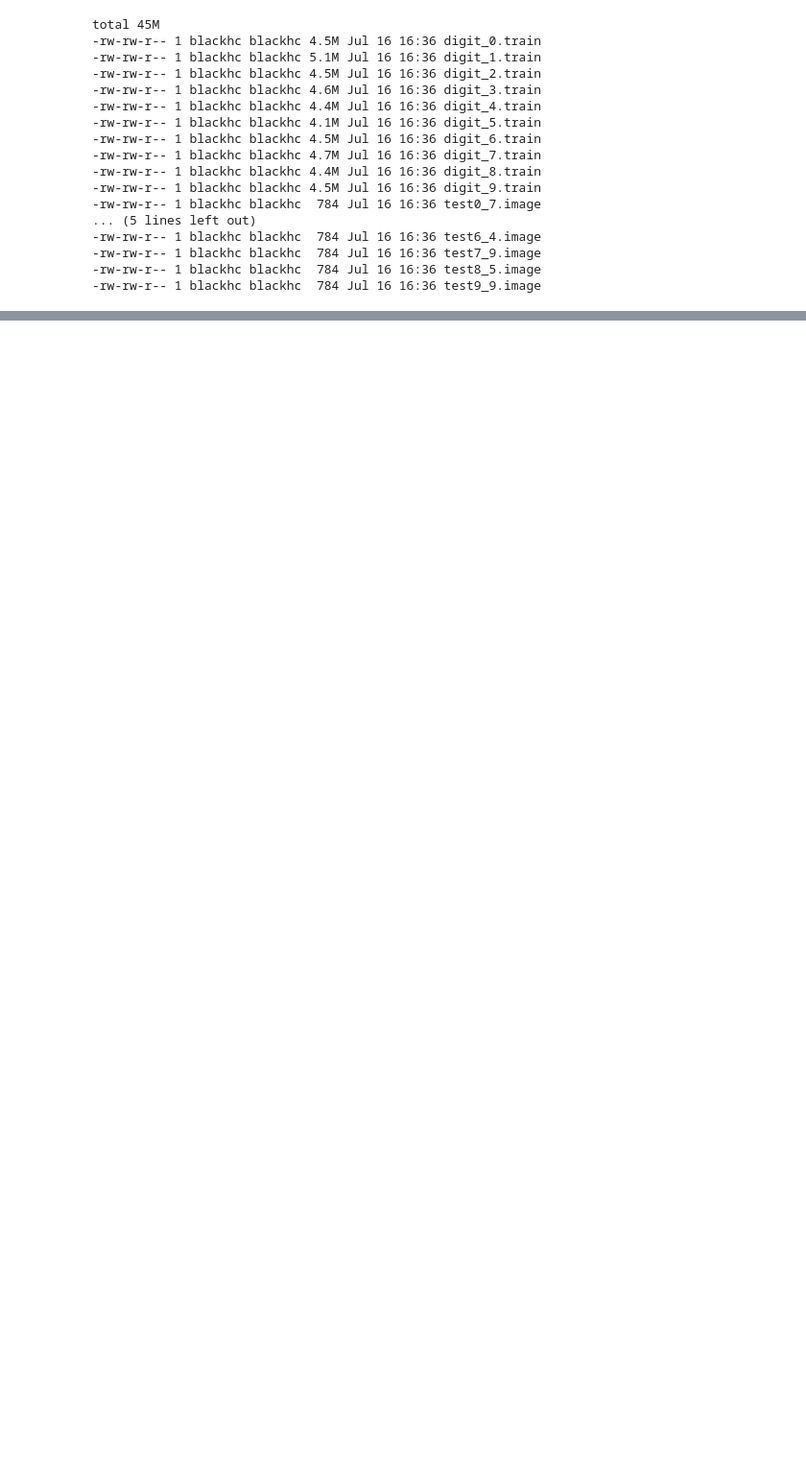
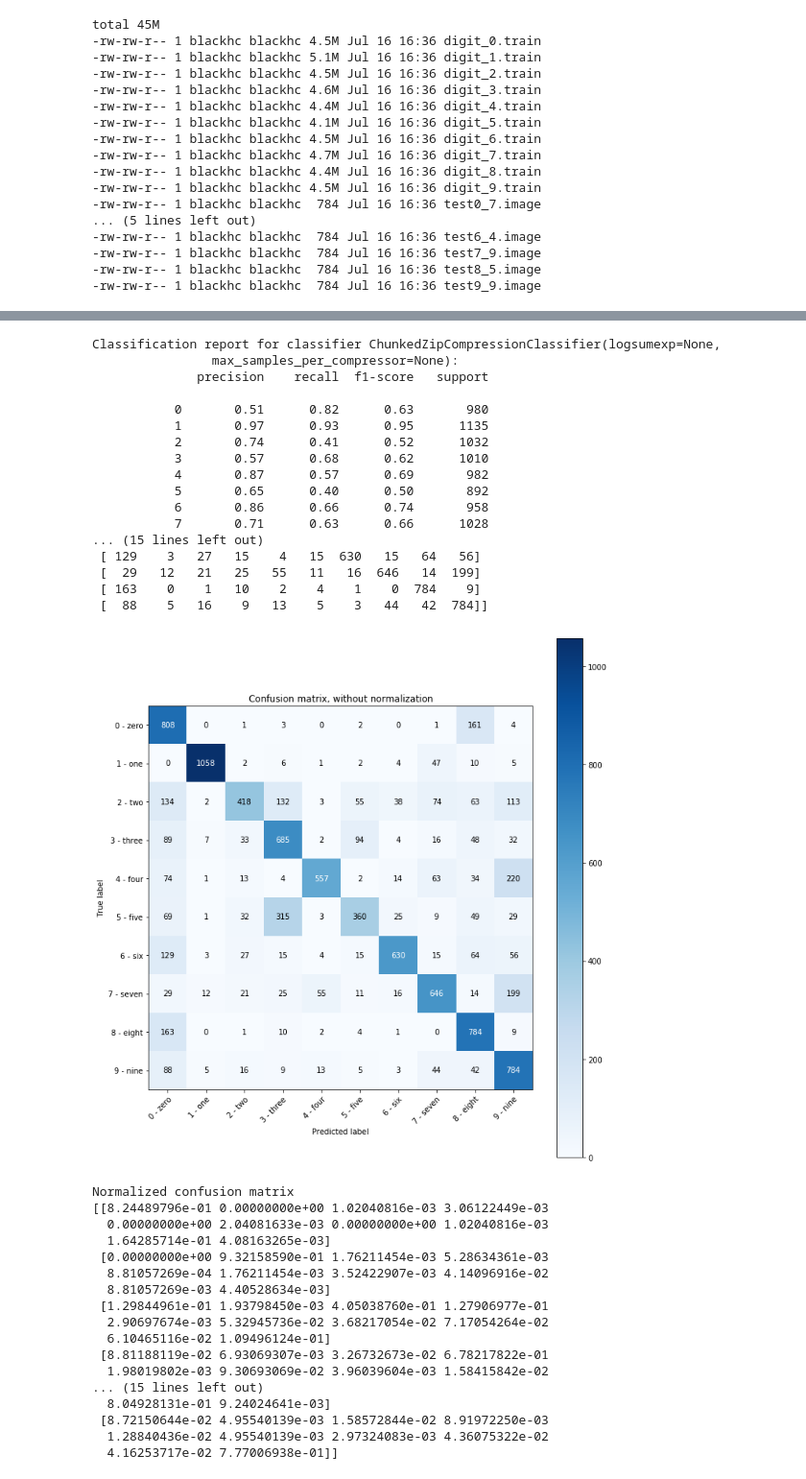
Before and after one commit to BlackHC/mnist_by_zip, a Jupyter notebook: MNIST_by_zip.ipynb, the cells around one changed output, grey strips where cells are left out. Shown at 96% size. Cells and saved outputs as stored; diff of their text form; code cells hidden in the pictures; blank space fills up the shorter version.

```diff
--- a/MNIST_by_zip.ipynb
+++ b/MNIST_by_zip.ipynb
@@ -485,0 +755,39 @@ total 45M
+# %%
+chunked_compressor_factory = lambda: ChunkedZipCompressionClassifier(logsumexp=False, max_samples_per_compressor=64, level=9)
+train_and_evaluate_MNSIT_parallel(10, chunked_compressor_factory, train_data[:10000] >= 128, train_targets[:10000], test_data >= 128, test_targets, train_dataset.classes)
+# %% [output]
+Classification report for classifier ChunkedZipCompressionClassifier(logsumexp=None,
+                max_samples_per_compressor=None):
+              precision    recall  f1-score   support
+
+           0       0.51      0.82      0.63       980
+           1       0.97      0.93      0.95      1135
+           2       0.74      0.41      0.52      1032
+           3       0.57      0.68      0.62      1010
+           4       0.87      0.57      0.69       982
+           5       0.65      0.40      0.50       892
+           6       0.86      0.66      0.74       958
+           7       0.71      0.63      0.66      1028
+... (15 lines left out)
+ [ 129    3   27   15    4   15  630   15   64   56]
+ [  29   12   21   25   55   11   16  646   14  199]
+ [ 163    0    1   10    2    4    1    0  784    9]
+ [  88    5   16    9   13    5    3   44   42  784]]
+[figure, added]
+Normalized confusion matrix
+[[8.24489796e-01 0.00000000e+00 1.02040816e-03 3.06122449e-03
+  0.00000000e+00 2.04081633e-03 0.00000000e+00 1.02040816e-03
+  1.64285714e-01 4.08163265e-03]
+ [0.00000000e+00 9.32158590e-01 1.76211454e-03 5.28634361e-03
+  8.81057269e-04 1.76211454e-03 3.52422907e-03 4.14096916e-02
+  8.81057269e-03 4.40528634e-03]
+ [1.29844961e-01 1.93798450e-03 4.05038760e-01 1.27906977e-01
+  2.90697674e-03 5.32945736e-02 3.68217054e-02 7.17054264e-02
+  6.10465116e-02 1.09496124e-01]
+ [8.81188119e-02 6.93069307e-03 3.26732673e-02 6.78217822e-01
+  1.98019802e-03 9.30693069e-02 3.96039604e-03 1.58415842e-02
+... (15 lines left out)
+  8.04928131e-01 9.24024641e-03]
+ [8.72150644e-02 4.95540139e-03 1.58572844e-02 8.91972250e-03
+  1.28840436e-02 4.95540139e-03 2.97324083e-03 4.36075322e-02
+  4.16253717e-02 7.77006938e-01]]
```
Also changed, not shown: parts of 24 cells of this notebook, 4 other files.
